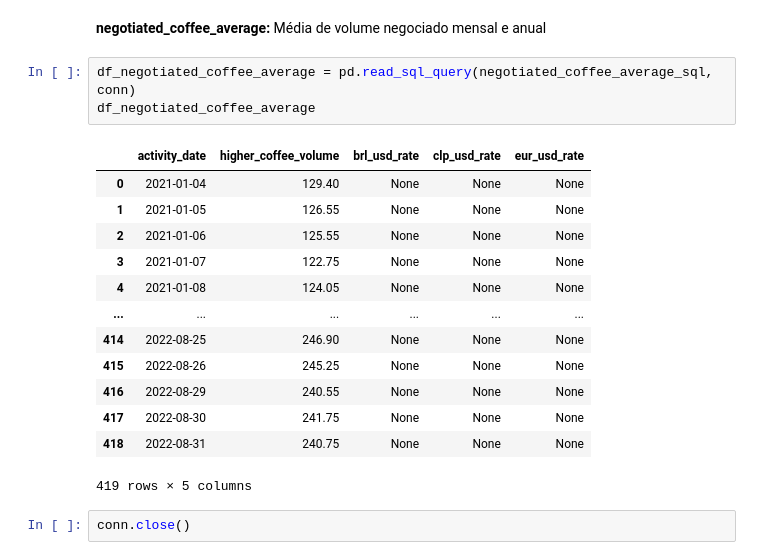
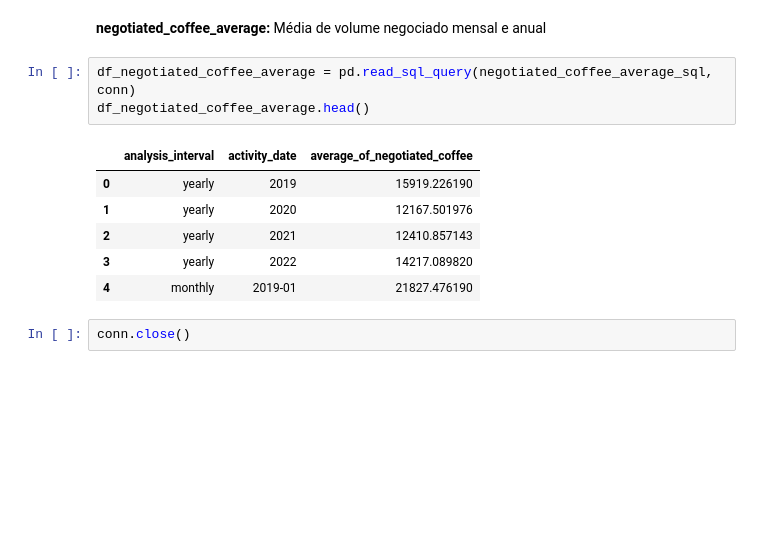
Before and after one commit to marcelo-vitti/coffee_and_currency_rates_case, a Jupyter notebook: notebooks/Pismo_Analytics_Engineer.ipynb, the cells around one changed output. Saved outputs shown, nothing was run; the diff lists cells and outputs as text; blank space fills up the shorter version.

```diff
--- a/notebooks/Pismo_Analytics_Engineer.ipynb
+++ b/notebooks/Pismo_Analytics_Engineer.ipynb
@@ -179,21 +278,14 @@ df_highest_coffee_volume_and_currency_closing
 **negotiated_coffee_average:** Média de volume negociado mensal e anual
 # %%
 df_negotiated_coffee_average = pd.read_sql_query(negotiated_coffee_average_sql, conn)
-df_negotiated_coffee_average
+df_negotiated_coffee_average.head()
 # %% [output]
-|  | activity_date | higher_coffee_volume | brl_usd_rate | clp_usd_rate | eur_usd_rate |
-| 0 | 2021-01-04 | 129.40 | None | None | None |
-| 1 | 2021-01-05 | 126.55 | None | None | None |
-| 2 | 2021-01-06 | 125.55 | None | None | None |
-| 3 | 2021-01-07 | 122.75 | None | None | None |
-| 4 | 2021-01-08 | 124.05 | None | None | None |
-| ... | ... | ... | ... | ... | ... |
-| 414 | 2022-08-25 | 246.90 | None | None | None |
-| 415 | 2022-08-26 | 245.25 | None | None | None |
-| 416 | 2022-08-29 | 240.55 | None | None | None |
-| 417 | 2022-08-30 | 241.75 | None | None | None |
-| 418 | 2022-08-31 | 240.75 | None | None | None |
+|  | analysis_interval | activity_date | average_of_negotiated_coffee |
+| 0 | yearly | 2019 | 15919.226190 |
+| 1 | yearly | 2020 | 12167.501976 |
+| 2 | yearly | 2021 | 12410.857143 |
+| 3 | yearly | 2022 | 14217.089820 |
+| 4 | monthly | 2019-01 | 21827.476190 |
-419 rows × 5 columns
 # %%
 conn.close()
 # %% [markdown]
```
Also changed, not shown: parts of 8 cells of this notebook.
